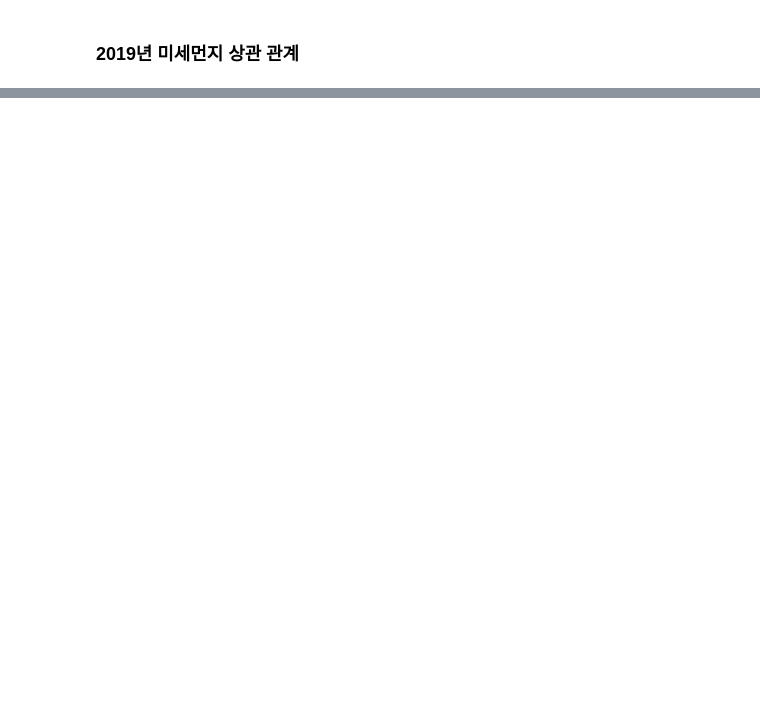
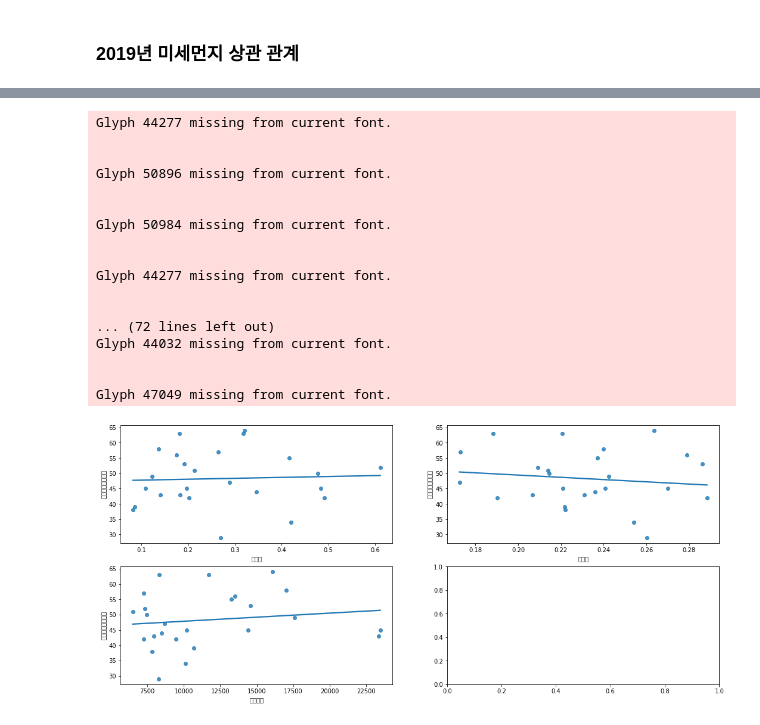
Before and after one commit to HJoon-K/Find_Dust, a Jupyter notebook: 03그래프분석.ipynb, the cells around one changed output, grey strips where cells are left out. Saved outputs shown, nothing was run; the diff lists cells and outputs as text; code cells hidden in the pictures; blank space fills up the shorter version.

```diff
--- a/03그래프분석.ipynb
+++ b/03그래프분석.ipynb
@@ -297,5 +383,24 @@ dust20
 # %%
 _, axs = plt.subplots(2, 2, figsize=(18,8))
 for i, feature in enumerate(dust.columns[2:]):
     row, col = i //2, i % 2
-    sns.regplot(x=feature, y='미세먼지나쁨일수', data=dust19, ci=None, ax=axs[row][col])
+    sns.regplot(x=feature, y='미세먼지나쁨일수', data=dust20, ci=None, ax=axs[row][col])
+# %% [output]
+Glyph 44277 missing from current font.
+
+
+Glyph 50896 missing from current font.
+
+
+Glyph 50984 missing from current font.
+
+
+Glyph 44277 missing from current font.
+
+
+... (72 lines left out)
+Glyph 44032 missing from current font.
+
+
+Glyph 47049 missing from current font.
+[figure, added]
```
Also changed, not shown: parts of 14 cells of this notebook.
